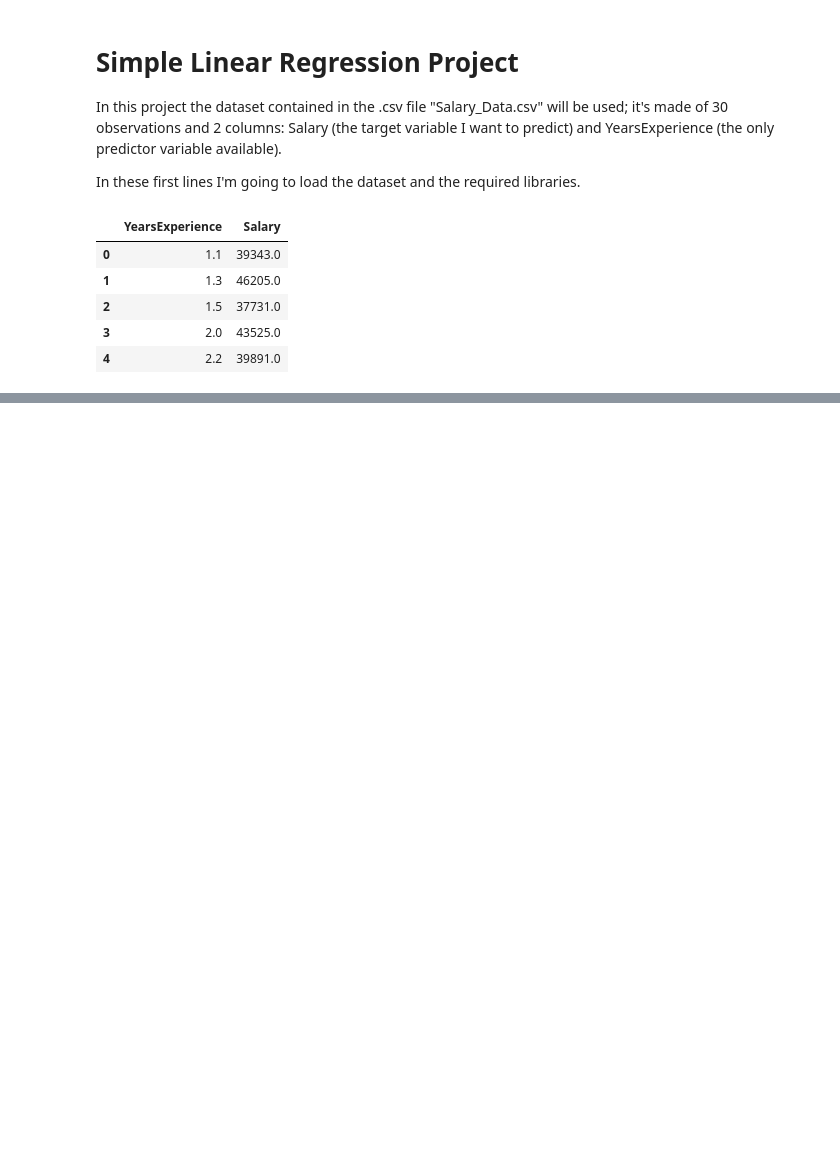
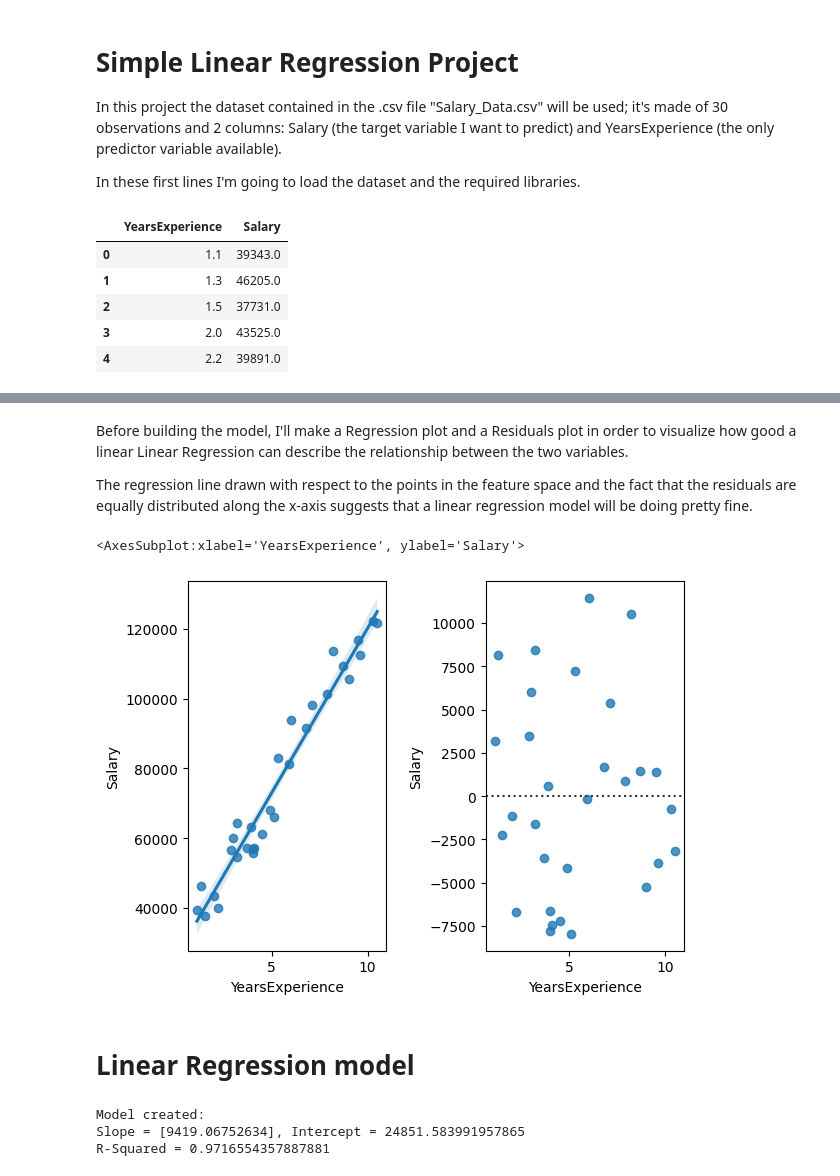
Before and after one commit to dav7deRouge/Simple-Linear-Regression, a Jupyter notebook: project.ipynb, the cells around one changed output, grey strips where cells are left out. Saved outputs shown, nothing was run; the diff lists cells and outputs as text; code cells hidden in the pictures; blank space fills up the shorter version.

```diff
--- a/project.ipynb
+++ b/project.ipynb
@@ -23,0 +66,31 @@ data.head()
+# %% [markdown]
+Before building the model, I'll make a Regression plot and a Residuals plot in order to visualize how good a linear Linear Regression can describe the relationship between the two variables.
+
+The regression line drawn with respect to the points in the feature space and the fact that the residuals are equally distributed along the x-axis suggests that a linear regression model will be doing pretty fine.
+# %%
+fig, ax = plt.subplots(1, 2)
+fig.subplots_adjust(wspace = .5)
+
+sns.regplot(x = "YearsExperience", y = "Salary", data = data, ax = ax[0])
+sns.residplot(x = data["YearsExperience"], y = data["Salary"])
+# %% [output]
+<AxesSubplot:xlabel='YearsExperience', ylabel='Salary'>
+[figure, added]
+# %% [markdown]
+# Linear Regression model
+# %%
+train, test = train_test_split(data, test_size = 0.3, shuffle = True)
+train, validation = train_test_split(train, test_size = 0.2, shuffle = True)
+
+lm = LinearRegression()
+# Fit the model
+lm.fit(train["YearsExperience"].to_numpy().reshape(-1, 1), train["Salary"])
+# Predict and evaluate
+y_pred = lm.predict(test["YearsExperience"].to_numpy().reshape(-1, 1))
+r_squared = r2_score(test["Salary"], y_pred)
+
+print(f"Model created:\nSlope = {lm.coef_}, Intercept = {lm.intercept_}\nR-Squared = {r_squared}")
+# %% [output]
+Model created:
+Slope = [9419.06752634], Intercept = 24851.583991957865
+R-Squared = 0.9716554357887881
```
Also changed, not shown: parts of 7 cells of this notebook.
